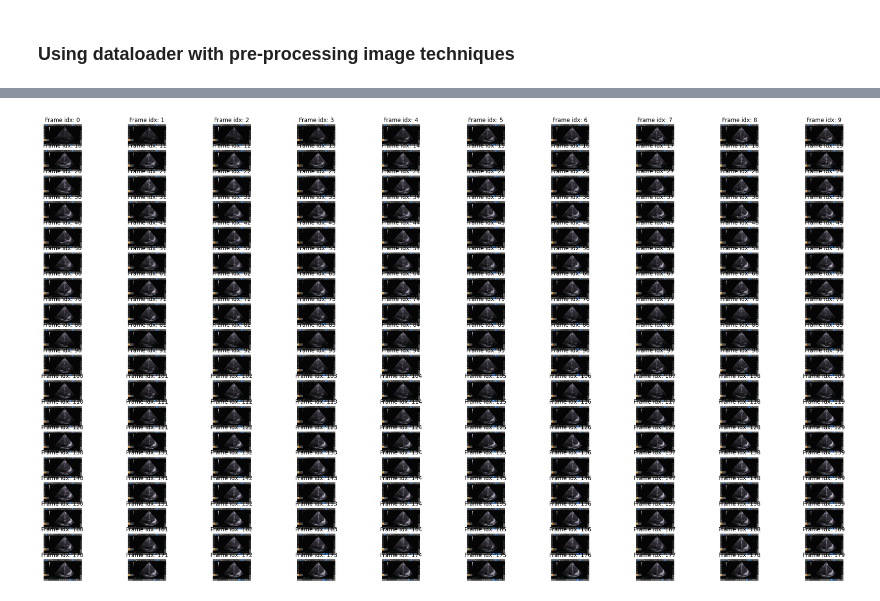
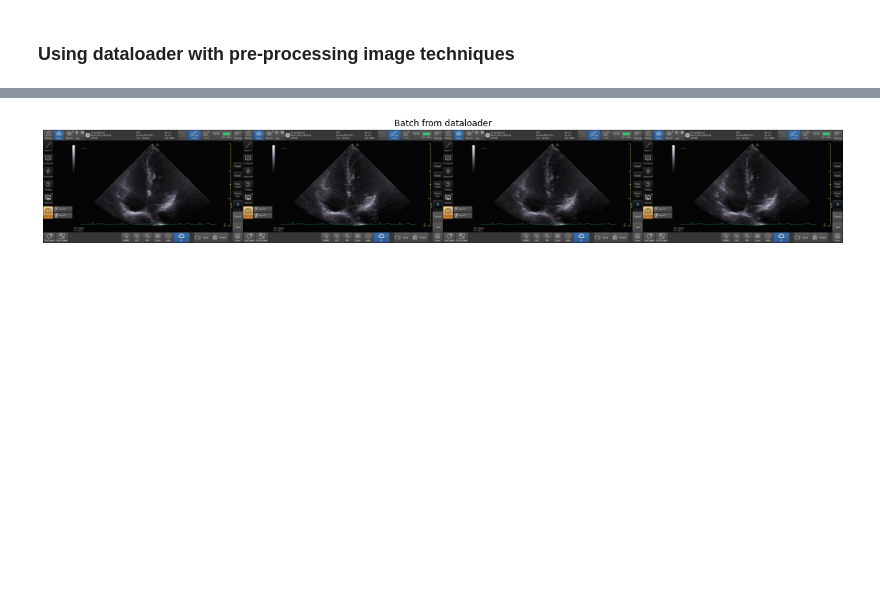
Before and after one commit to vital-ultrasound/ai-echocardiography-for-low-resource-countries, a Jupyter notebook: scripts/dataloaders/notebook.ipynb, the cells around one changed output, grey strips where cells are left out. Drawn from its saved outputs; the diff is of its cells as text; code cells hidden in the pictures; blank space fills up the shorter version.

Commit message:
#28 adds torchvision=0.2.2 to VE; refactors dataloader that accept batchsize and adds transforms

```diff
--- a/scripts/dataloaders/notebook.ipynb
+++ b/scripts/dataloaders/notebook.ipynb
@@ -54,5 +56,22 @@ with open(YML_FILE, 'r') as yml:
 # %%
-dataset = ViewVideoDataset(config['participant_videos_path'], config['participant_path_json_files'])
+# ToPILImage() -> Resize() -> ToTensor() # https://discuss.pytorch.org/t/typeerror-img-should-be-pil-image-got-class-torch-tensor-conversion-from-torch-tensor-to-pil-image/30494/4
+data_transform = transforms.Compose([
+    transforms.ToPILImage(),
+    transforms.RandomHorizontalFlip(),
+    transforms.Resize(255),
+    transforms.CenterCrop(224),
+    transforms.ToTensor()
+    #transforms.RandomSizedCrop(224),
+#   transforms.Normalize(mean=[0.485, 0.456, 0.406], std=[0.229, 0.224, 0.225])
+    ])
+
+
+dataset = ViewVideoDataset(
+    config['participant_videos_path'],
+    config['participant_path_json_files'],
+    transform=None
+    )
+
 
 video_index_S0 = 0
 data_S0 = dataset[video_index_S0]
@@ -85,38 +104,42 @@ Function '__getitem__' executed in 54.5873s
 # %% [markdown]
 ### Using dataloader with pre-processing image techniques
 # %%
-print(f' {type(data_S0)}, {data_S0.size()} ')
 print(f' {type(data_S1)}, {data_S1.size()} ')
-print(f' {type(data_S2)}, {data_S2.size()} ')
+# AG recommends to use one dataloader for multiple subjects
 
-
-dataloader = DataLoader(data_S0,
-                    batch_size=1,
+dataloader = DataLoader(data_S1,
+                    batch_size=4,
                     shuffle=False,
                     num_workers=0,
                     pin_memory=True
                     )
 length_of_dl=len(dataloader)
-print(f' {length_of_dl} ')
-
-columns = 10
-rows = (length_of_dl + 1) // (columns)
-fig = plt.figure(figsize = (32, (16 // columns) * rows))
-gs = gridspec.GridSpec(rows, columns)
-
-for (idx, batch) in enumerate(dataloader):
-#     print(f' Index: {idx}')
-#     print(f' Batch: {batch}')
-#     print(f' {type(batch)}, {batch.size()} ')
-#     print(f' {batch.permute(2,3,1,0).size()} ')
-    imgs = batch.permute(2,3,1,0)
-    imgs_flatten = torch.flatten(imgs,2)
-    # print(f'{imgs_flatten.size()}')
-    plt.subplot(gs[idx])
-    plt.axis("off")
-    plt.title('Frame idx: {}'.format(idx))
-    plt.imshow(imgs_flatten)
+print(f' Number of batches: {length_of_dl} ')
 
 
-plt.show()
+for i_batch, sample_batched in enumerate(dataloader):
+    print(f'       batch_index: {i_batch} batch_size: {sample_batched.size()}'  )
+
+    # observe 4th batch and stop.
+    if i_batch == 3:
+        plt.figure(figsize =(20,5) )
+
+        batch_size = len(sample_batched)
+        im_size_H, im_size_W = sample_batched.size(2), sample_batched.size(3)
+
+        plt.tight_layout()
+        grid = utils.make_grid(sample_batched)
+        gridT = grid.numpy().transpose((1, 2, 0))
+        print(grid.size())
+        plt.imshow(gridT)
+        plt.title('Batch from dataloader')
+        plt.axis('off')
+        plt.ioff()
+        plt.show()
+        break
+
+
+
+#print(f' {type(data_S1)}, {data_S1.size()} ')
+#print(f' {type(data_S2)}, {data_S2.size()} ')
 # %% [output]
@@ -127 +153 @@ plt.show()
-[figure, old version]
+[figure, new version]
```
Also changed, not shown: parts of 4 cells of this notebook, 1 other file.
